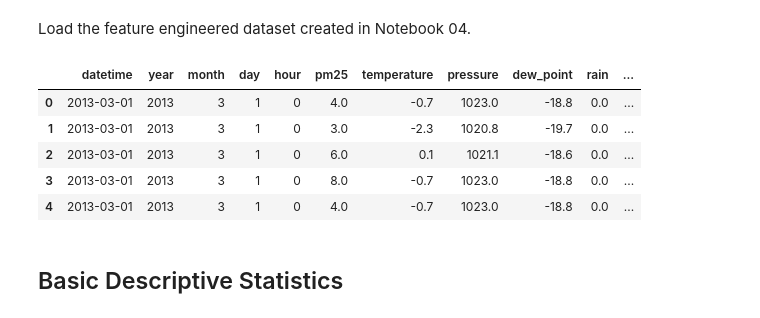
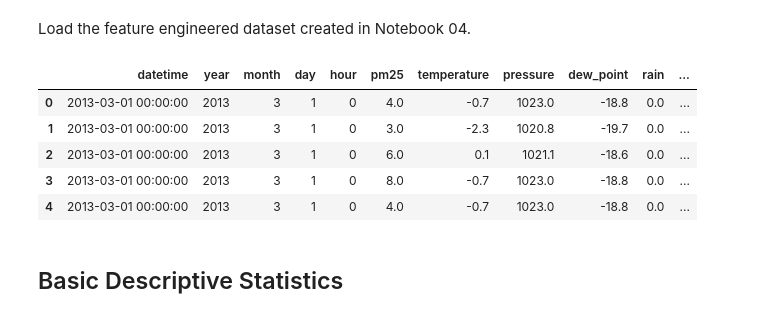
Before and after one commit to RSE1982/beijing-air-quality, a Jupyter notebook: notebooks/04_h1_pm25_season.ipynb, the cells around one changed output. Drawn from its saved outputs; the diff is of its cells as text; code cells hidden in the pictures.

```diff
--- a/notebooks/04_h1_pm25_season.ipynb
+++ b/notebooks/04_h1_pm25_season.ipynb
@@ -99,7 +99,7 @@ DATA_PATH = PROJECT_PATH / "data" # Path to the data directory
 
 sys.path.append(str(PROJECT_PATH)) # Add project root to sys.path
 
-INPUT_PATH = DATA_PATH / "cleaned" / "beijing_cleaned.parquet" # input file path
+INPUT_PATH = DATA_PATH / "cleaned" / "beijing_cleaned.csv" # input file path
 FIGURES_PATH = PROJECT_PATH / "figures" / "h1" # path to save figures
 FIGURES_PATH.mkdir(parents=True, exist_ok=True) # create figure directory if it doesn't exist
 print("Input path :", INPUT_PATH) # Print input path
@@ -110,15 +110,15 @@ Input path : /home/robert/Projects/beijing-air-quality/data/cleaned/beijing_clea
 # %% [markdown]
 Load the feature engineered dataset created in Notebook 04.
 # %%
-df = pd.read_parquet(INPUT_PATH) # Load cleaned data
+df = pd.read_csv(INPUT_PATH) # Load cleaned data
 df.head() # Display first few rows of the dataframe
 # %% [output]
 |  | datetime | year | month | day | hour | pm25 | temperature | pressure | dew_point | rain | ... |
-| 0 | 2013-03-01 | 2013 | 3 | 1 | 0 | 4.0 | -0.7 | 1023.0 | -18.8 | 0.0 | ... |
-| 1 | 2013-03-01 | 2013 | 3 | 1 | 0 | 3.0 | -2.3 | 1020.8 | -19.7 | 0.0 | ... |
-| 2 | 2013-03-01 | 2013 | 3 | 1 | 0 | 6.0 | 0.1 | 1021.1 | -18.6 | 0.0 | ... |
-| 3 | 2013-03-01 | 2013 | 3 | 1 | 0 | 8.0 | -0.7 | 1023.0 | -18.8 | 0.0 | ... |
-| 4 | 2013-03-01 | 2013 | 3 | 1 | 0 | 4.0 | -0.7 | 1023.0 | -18.8 | 0.0 | ... |
+| 0 | 2013-03-01 00:00:00 | 2013 | 3 | 1 | 0 | 4.0 | -0.7 | 1023.0 | -18.8 | 0.0 | ... |
+| 1 | 2013-03-01 00:00:00 | 2013 | 3 | 1 | 0 | 3.0 | -2.3 | 1020.8 | -19.7 | 0.0 | ... |
+| 2 | 2013-03-01 00:00:00 | 2013 | 3 | 1 | 0 | 6.0 | 0.1 | 1021.1 | -18.6 | 0.0 | ... |
+| 3 | 2013-03-01 00:00:00 | 2013 | 3 | 1 | 0 | 8.0 | -0.7 | 1023.0 | -18.8 | 0.0 | ... |
+| 4 | 2013-03-01 00:00:00 | 2013 | 3 | 1 | 0 | 4.0 | -0.7 | 1023.0 | -18.8 | 0.0 | ... |
 # %% [markdown]
 ## Basic Descriptive Statistics
 # %% [markdown]
```
Also changed, not shown: parts of 3 cells of this notebook, 40 other files.
